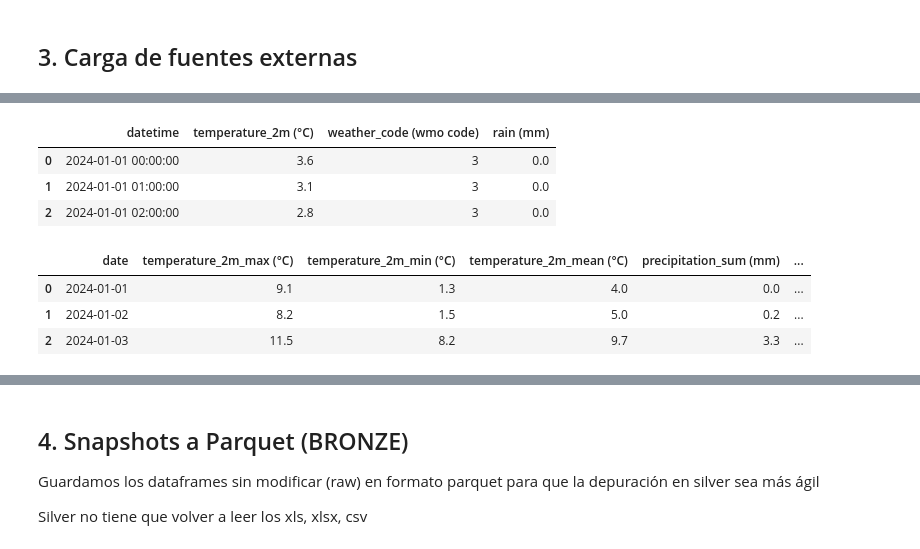
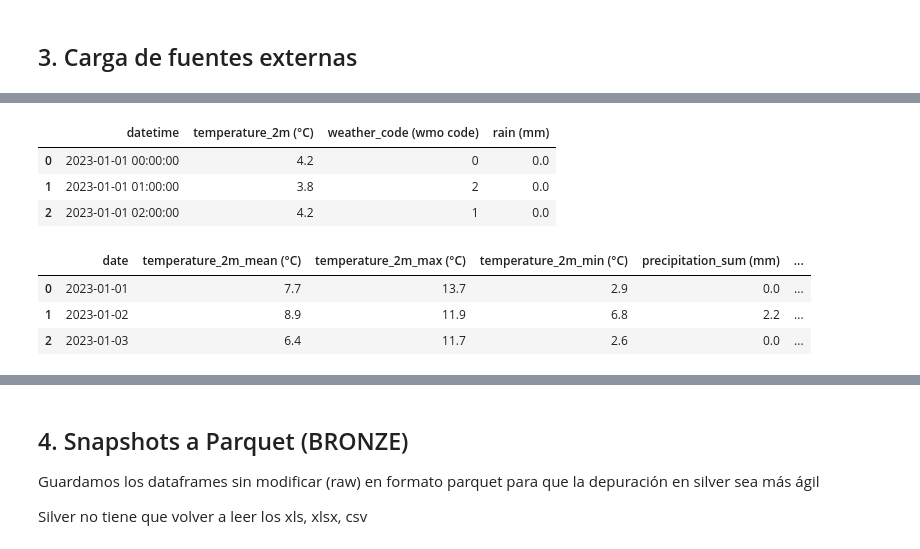
Before and after one commit to Joaquindam/TFM-Hosteleria-AI, a Jupyter notebook: notebooks/01_ingesta_bronze.ipynb, the cells around one changed output, grey strips where cells are left out. Drawn from its saved outputs; the diff is of its cells as text; code cells hidden in the pictures.

```diff
--- a/notebooks/01_ingesta_bronze.ipynb
+++ b/notebooks/01_ingesta_bronze.ipynb
@@ -357,7 +357,7 @@ dtype: object
 # principal para el modelo. El bloque horario se conserva en Bronze por si
 # fuera necesario en análisis posteriores
 
-RUTA_METEO = BRONZE / "open-meteo-40.46N3.81W701m.csv"
+RUTA_METEO = BRONZE / "open-meteo-pozuelo.csv"
 
 # --- Localizar el inicio de cada bloque ---
 with open(RUTA_METEO, encoding="utf-8") as f:
@@ -413,11 +413,11 @@ Diaria  — filas: 921  |  desde: 2024-01-01  hasta: 2026-07-09
 |  | datetime | temperature_2m (°C) | weather_code (wmo code) | rain (mm) |
-| 0 | 2024-01-01 00:00:00 | 3.6 | 3 | 0.0 |
-| 1 | 2024-01-01 01:00:00 | 3.1 | 3 | 0.0 |
-| 2 | 2024-01-01 02:00:00 | 2.8 | 3 | 0.0 |
+| 0 | 2023-01-01 00:00:00 | 4.2 | 0 | 0.0 |
+| 1 | 2023-01-01 01:00:00 | 3.8 | 2 | 0.0 |
+| 2 | 2023-01-01 02:00:00 | 4.2 | 1 | 0.0 |
-|  | date | temperature_2m_max (°C) | temperature_2m_min (°C) | temperature_2m_mean (°C) | precipitation_sum (mm) | ... |
-| 0 | 2024-01-01 | 9.1 | 1.3 | 4.0 | 0.0 | ... |
-| 1 | 2024-01-02 | 8.2 | 1.5 | 5.0 | 0.2 | ... |
-| 2 | 2024-01-03 | 11.5 | 8.2 | 9.7 | 3.3 | ... |
+|  | date | temperature_2m_mean (°C) | temperature_2m_max (°C) | temperature_2m_min (°C) | precipitation_sum (mm) | ... |
+| 0 | 2023-01-01 | 7.7 | 13.7 | 2.9 | 0.0 | ... |
+| 1 | 2023-01-02 | 8.9 | 11.9 | 6.8 | 2.2 | ... |
+| 2 | 2023-01-03 | 6.4 | 11.7 | 2.6 | 0.0 | ... |
 # %%
 # cargamos los festivos oficiales en madrid
 
```
Also changed, not shown: parts of 3 cells of this notebook, 19 other files.
